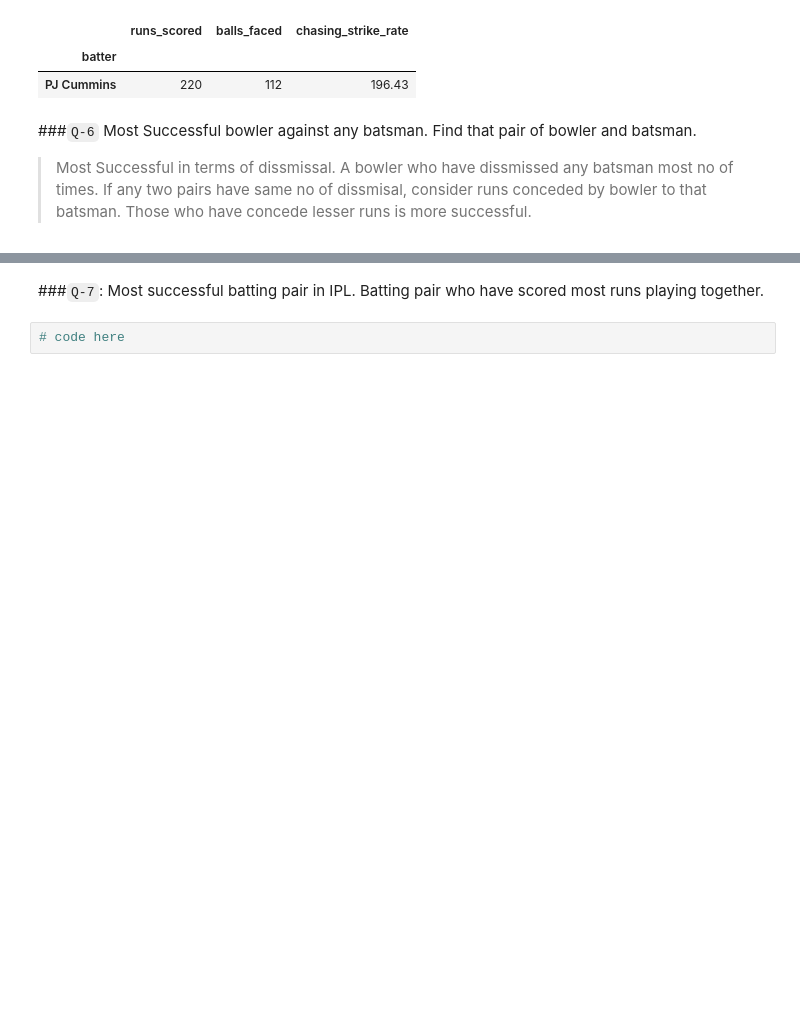
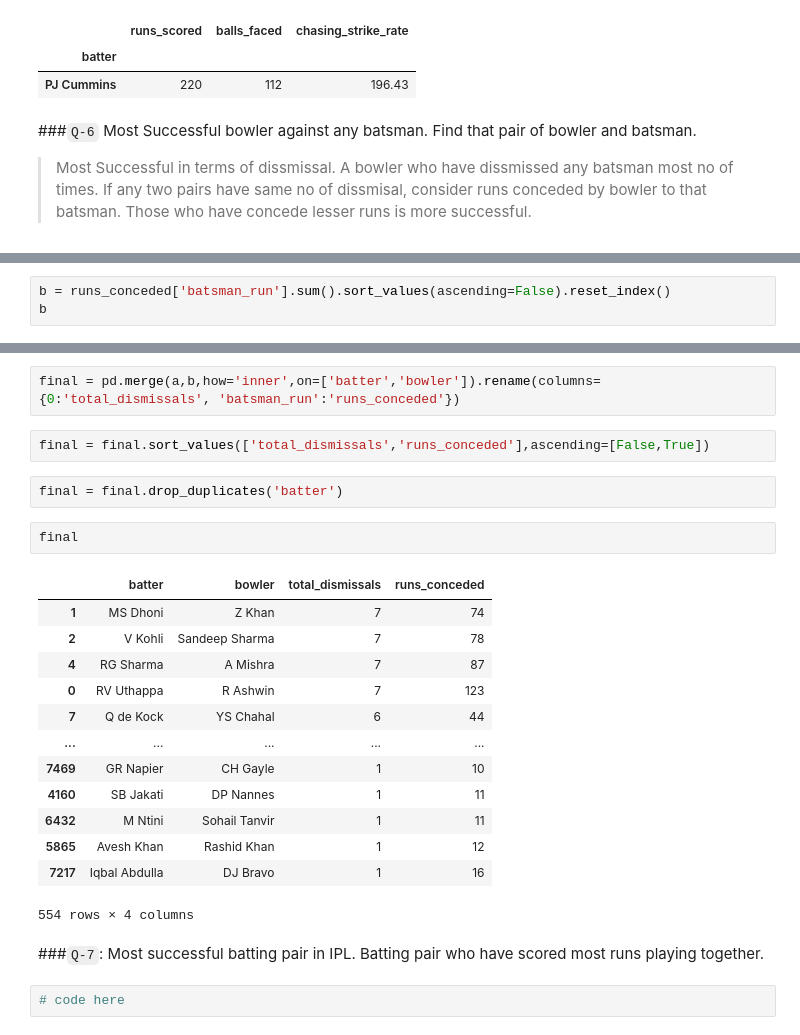
Before and after one commit to rishabhk1501/Data-Analytics-Tasks, a Jupyter notebook: session_19_tasks_soln.ipynb, the cells around one changed output, grey strips where cells are left out. Drawn from its saved outputs; the diff is of its cells as text; blank space fills up the shorter version.

```diff
--- a/session_19_tasks_soln.ipynb
+++ b/session_19_tasks_soln.ipynb
@@ -440,0 +470,3 @@ final.sort_values('chasing_strike_rate',ascending=False).head(1)
+# %%
+b = runs_conceded['batsman_run'].sum().sort_values(ascending=False).reset_index()
+b
@@ -441,3 +487,25 @@ final.sort_values('chasing_strike_rate',ascending=False).head(1)
+# %%
+final = pd.merge(a,b,how='inner',on=['batter','bowler']).rename(columns={0:'total_dismissals', 'batsman_run':'runs_conceded'})
+# %%
+final = final.sort_values(['total_dismissals','runs_conceded'],ascending=[False,True])
+# %%
+final = final.drop_duplicates('batter')
+# %%
+final
+# %% [output]
+|  | batter | bowler | total_dismissals | runs_conceded |
+| 1 | MS Dhoni | Z Khan | 7 | 74 |
+| 2 | V Kohli | Sandeep Sharma | 7 | 78 |
+| 4 | RG Sharma | A Mishra | 7 | 87 |
+| 0 | RV Uthappa | R Ashwin | 7 | 123 |
+| 7 | Q de Kock | YS Chahal | 6 | 44 |
+| ... | ... | ... | ... | ... |
+| 7469 | GR Napier | CH Gayle | 1 | 10 |
+| 4160 | SB Jakati | DP Nannes | 1 | 11 |
+| 6432 | M Ntini | Sohail Tanvir | 1 | 11 |
+| 5865 | Avesh Khan | Rashid Khan | 1 | 12 |
+| 7217 | Iqbal Abdulla | DJ Bravo | 1 | 16 |
+554 rows × 4 columns
 # %% [markdown]
 ###`Q-7`: Most successful batting pair in IPL. Batting pair who have scored most runs playing together.
 # %%
```
Also changed, not shown: parts of 6 cells of this notebook.
